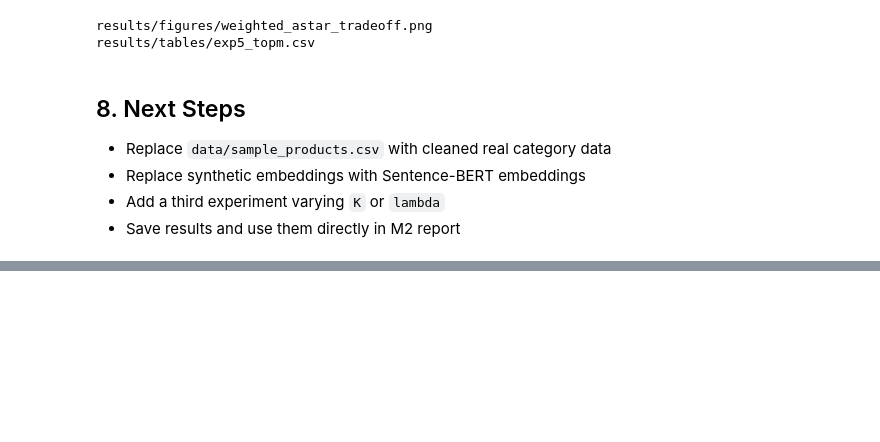
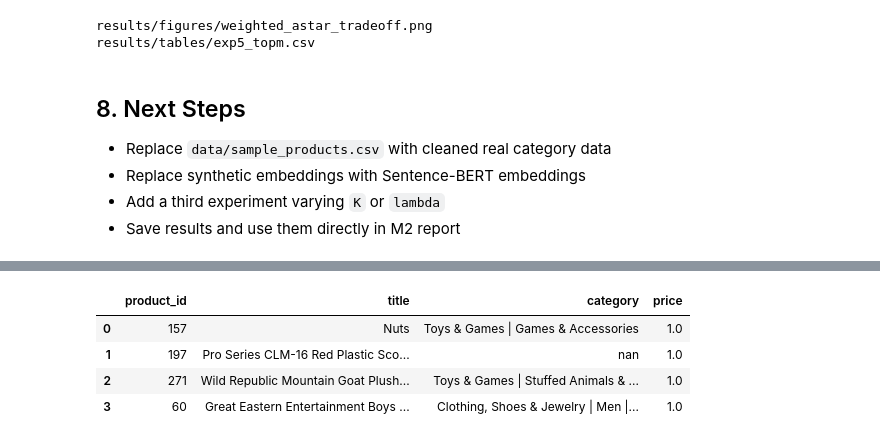
Before and after one commit to sowjanyakaranam/heuristic-product-retrieval, a Jupyter notebook: heuristic_product_retrieval/notebooks/m2_experiments.ipynb, the cells around one changed output, grey strips where cells are left out. Cells and saved outputs as stored; diff of their text form; code cells hidden in the pictures; blank space fills up the shorter version.

```diff
--- a/heuristic_product_retrieval/notebooks/m2_experiments.ipynb
+++ b/heuristic_product_retrieval/notebooks/m2_experiments.ipynb
@@ -420,0 +620,22 @@ results/tables/exp5_topm.csv
+# %%
+products_real = load_products_csv("data/real_products.csv")
+
+query = "healthy protein snacks"
+query_embedding_real = model.encode(query, normalize_embeddings=True).tolist()
+
+filtered = top_m_by_relevance(
+    products_real,
+    tuple(query_embedding_real),
+    m=20,
+    scoring_fn=relevance
+)
+
+res_real = astar_search(
+    filtered,
+    tuple(query_embedding_real),
+    k=4,
+    heuristic_fn=tight_heuristic,
+    lam=0.30
+)
+
+res_real
@@ -420,0 +666,16 @@ results/tables/exp5_topm.csv
+# %%
+selected_real = pd.DataFrame([{
+    "product_id": p.pid,
+    "title": p.title,
+    "category": p.category,
+    "price": p.price
+} for p in res_real["selected"]])
+
+selected_real.to_csv("results/tables/exp6_selected_real_products.csv", index=False)
+selected_real
+# %% [output]
+|  | product_id | title | category | price |
+| 0 | 157 | Nuts | Toys & Games | Games & Accessories | 1.0 |
+| 1 | 197 | Pro Series CLM-16 Red Plastic Sco... | nan | 1.0 |
+| 2 | 271 | Wild Republic Mountain Goat Plush... | Toys & Games | Stuffed Animals & ... | 1.0 |
+| 3 | 60 | Great Eastern Entertainment Boys ... | Clothing, Shoes & Jewelry | Men |... | 1.0 |
```
Also changed, not shown: parts of 17 cells of this notebook.
